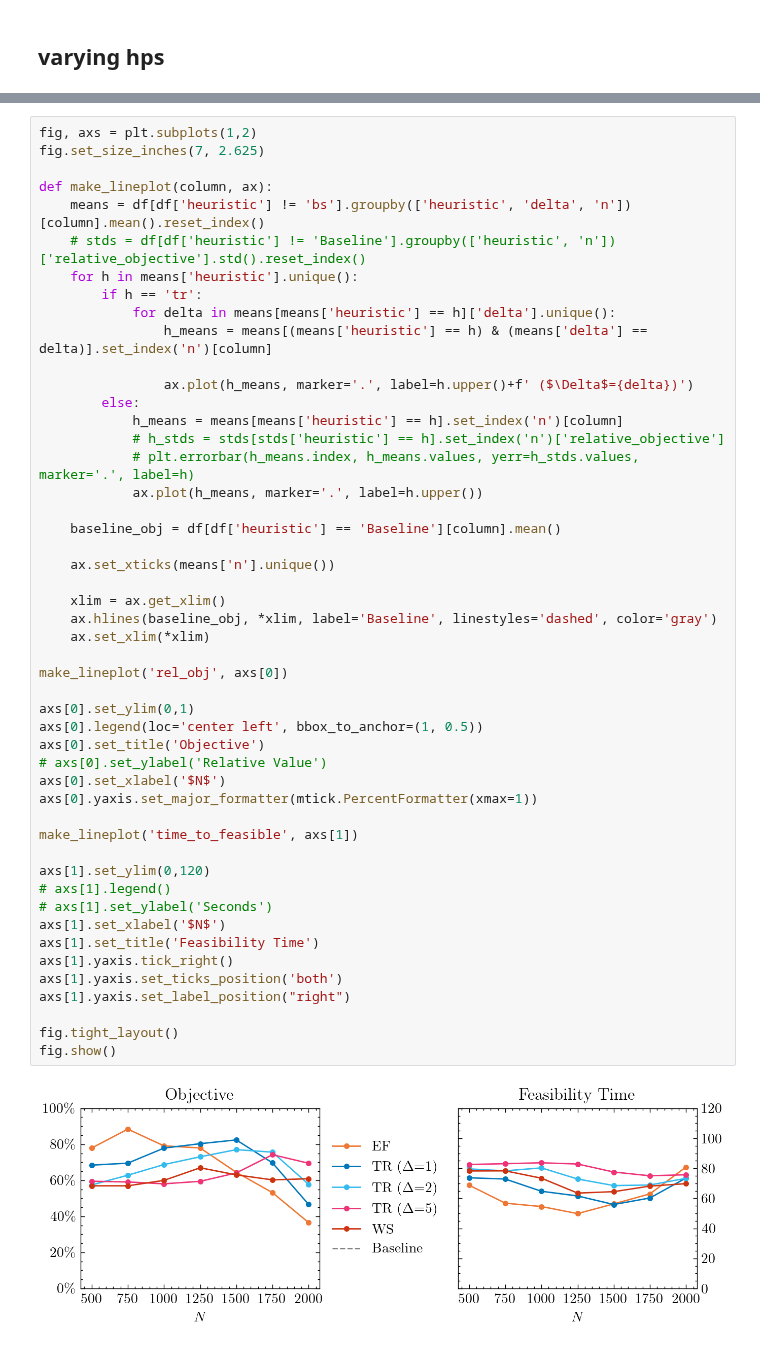
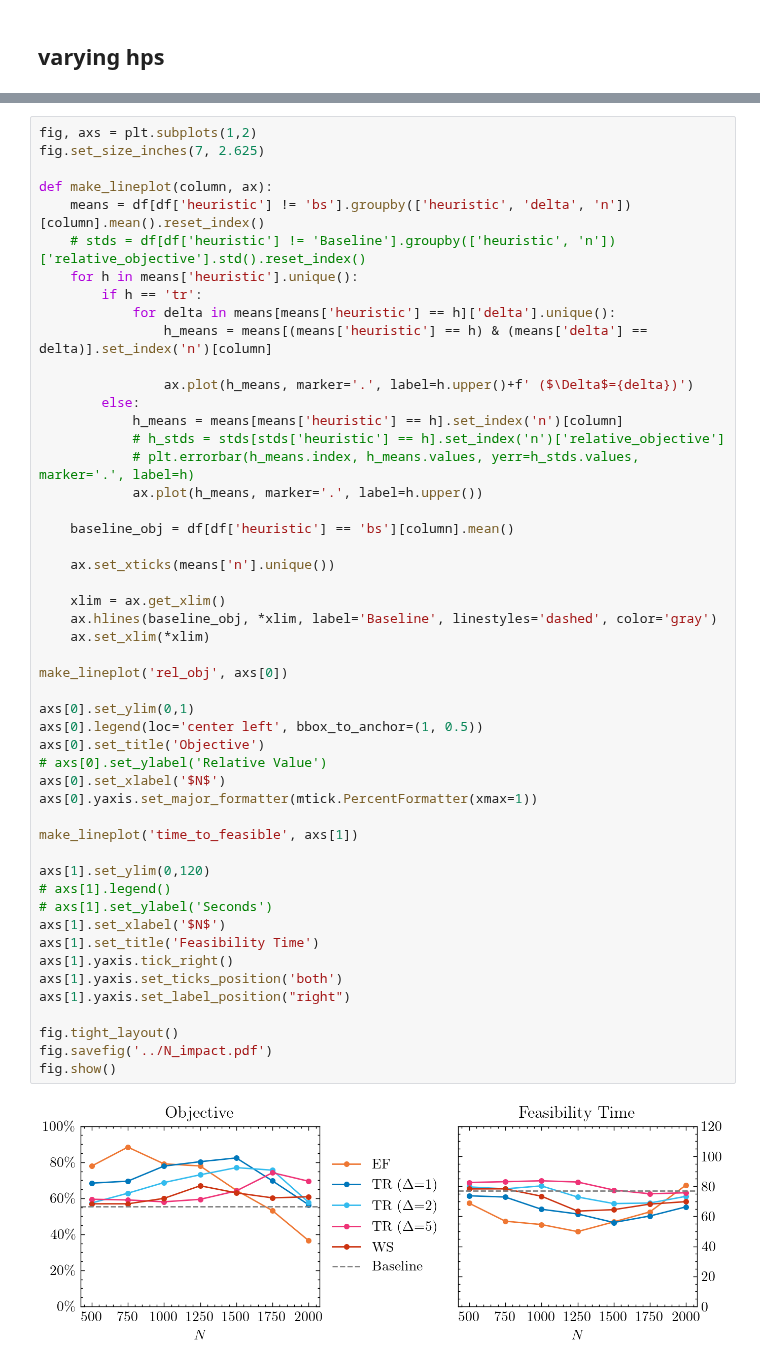
Before and after one commit to gos-ufsc/sat-gnn, a Jupyter notebook: notebooks/6.0-bmp-paper.plots.ipynb, the cells around one changed output, grey strips where cells are left out. Saved outputs shown, nothing was run; the diff lists cells and outputs as text.

```diff
--- a/notebooks/6.0-bmp-paper.plots.ipynb
+++ b/notebooks/6.0-bmp-paper.plots.ipynb
@@ -621,35 +617,36 @@ def make_lineplot(column, ax):
             # plt.errorbar(h_means.index, h_means.values, yerr=h_stds.values, marker='.', label=h)
             ax.plot(h_means, marker='.', label=h.upper())
 
-    baseline_obj = df[df['heuristic'] == 'Baseline'][column].mean()
+    baseline_obj = df[df['heuristic'] == 'bs'][column].mean()
 
     ax.set_xticks(means['n'].unique())
 
     xlim = ax.get_xlim()
     ax.hlines(baseline_obj, *xlim, label='Baseline', linestyles='dashed', color='gray')
     ax.set_xlim(*xlim)
 
 make_lineplot('rel_obj', axs[0])
 
 axs[0].set_ylim(0,1)
 axs[0].legend(loc='center left', bbox_to_anchor=(1, 0.5))
 axs[0].set_title('Objective')
 # axs[0].set_ylabel('Relative Value')
 axs[0].set_xlabel('$N$')
 axs[0].yaxis.set_major_formatter(mtick.PercentFormatter(xmax=1))
 
 make_lineplot('time_to_feasible', axs[1])
 
 axs[1].set_ylim(0,120)
 # axs[1].legend()
 # axs[1].set_ylabel('Seconds')
 axs[1].set_xlabel('$N$')
 axs[1].set_title('Feasibility Time')
 axs[1].yaxis.tick_right()
 axs[1].yaxis.set_ticks_position('both')
 axs[1].yaxis.set_label_position("right")
 
 fig.tight_layout()
+fig.savefig('../N_impact.pdf')
 fig.show()
 # %% [output]
-[figure, old version]
+[figure, new version]
```
Also changed, not shown: parts of 2 cells of this notebook.
